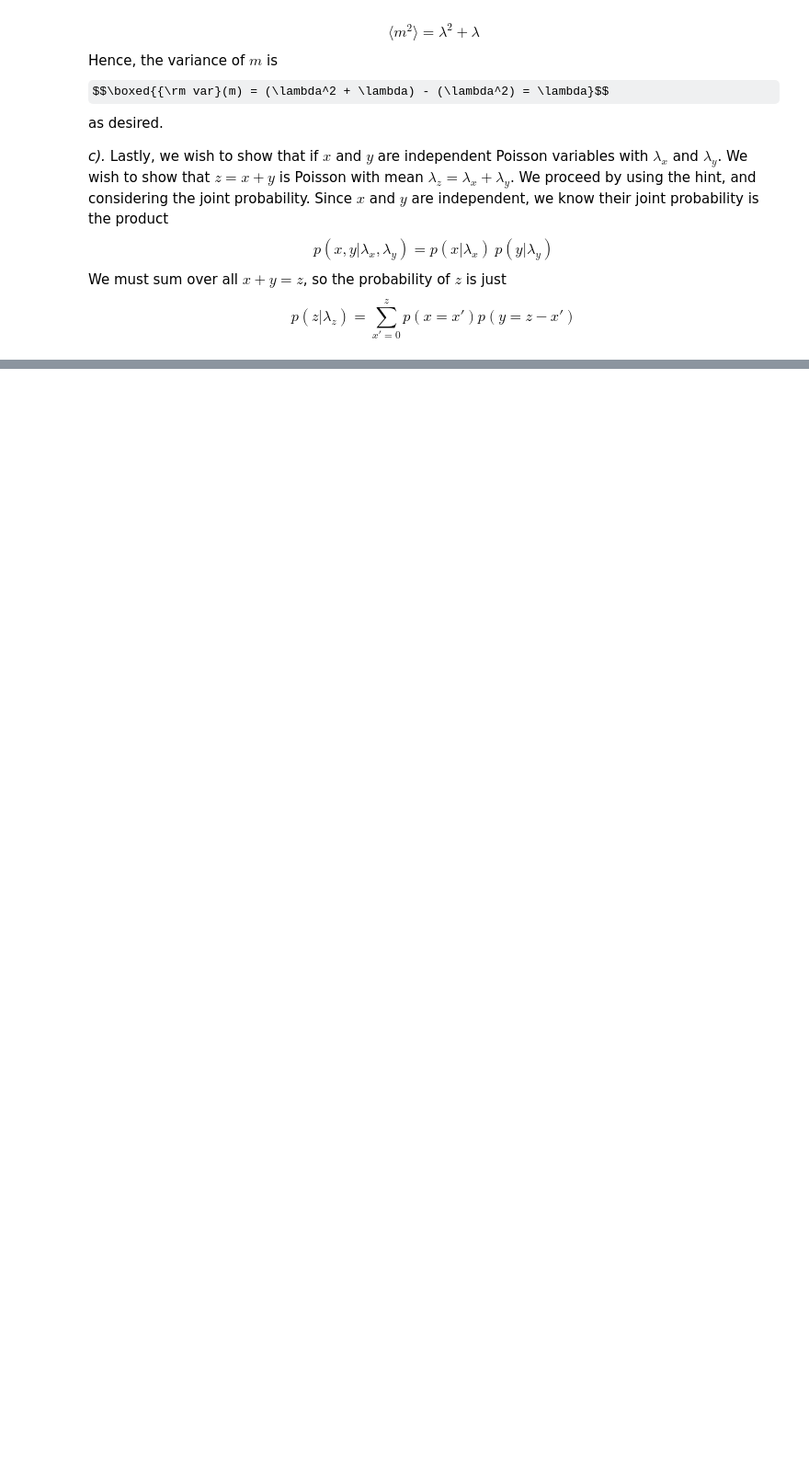
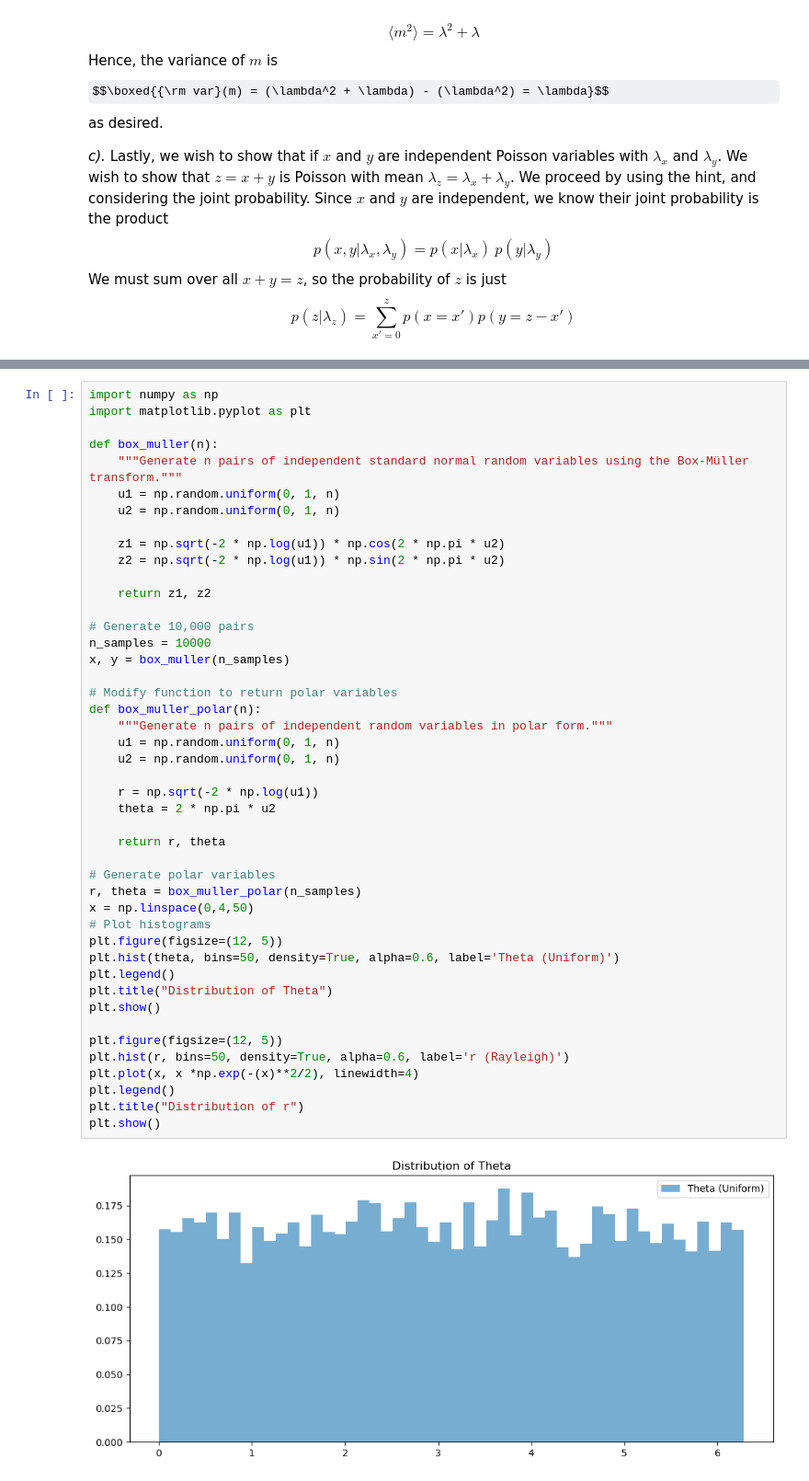
Before and after one commit to aidanwmw/PHYS403, a Jupyter notebook: homework/hw3.ipynb, the cells around one changed output, grey strips where cells are left out. Shown: that part at 92% size. Drawn from its saved outputs; the diff is of its cells as text; some formulas as TeX source; blank space fills up the shorter version.

```diff
--- a/homework/hw3.ipynb
+++ b/homework/hw3.ipynb
@@ -68,0 +153,47 @@ $$p(z|\lambda_z) = \sum_{x'=0}^z p(x=x')p(y=z-x')$$
+# %%
+import numpy as np
+import matplotlib.pyplot as plt
+
+def box_muller(n):
+    """Generate n pairs of independent standard normal random variables using the Box-Müller transform."""
+    u1 = np.random.uniform(0, 1, n)
+    u2 = np.random.uniform(0, 1, n)
+
+    z1 = np.sqrt(-2 * np.log(u1)) * np.cos(2 * np.pi * u2)
+    z2 = np.sqrt(-2 * np.log(u1)) * np.sin(2 * np.pi * u2)
+
+    return z1, z2
+
+# Generate 10,000 pairs
+n_samples = 10000
+x, y = box_muller(n_samples)
+
+# Modify function to return polar variables
+def box_muller_polar(n):
+    """Generate n pairs of independent random variables in polar form."""
+    u1 = np.random.uniform(0, 1, n)
+    u2 = np.random.uniform(0, 1, n)
+
+    r = np.sqrt(-2 * np.log(u1))
+    theta = 2 * np.pi * u2
+
+    return r, theta
+
+# Generate polar variables
+r, theta = box_muller_polar(n_samples)
+x = np.linspace(0,4,50)
+# Plot histograms
+plt.figure(figsize=(12, 5))
+plt.hist(theta, bins=50, density=True, alpha=0.6, label='Theta (Uniform)')
+plt.legend()
+plt.title("Distribution of Theta")
+plt.show()
+
+plt.figure(figsize=(12, 5))
+plt.hist(r, bins=50, density=True, alpha=0.6, label='r (Rayleigh)')
+plt.plot(x, x *np.exp(-(x)**2/2), linewidth=4)
+plt.legend()
+plt.title("Distribution of r")
+plt.show()
+# %% [output]
+[figure, added]
```
Also changed, not shown: parts of 21 cells of this notebook.
